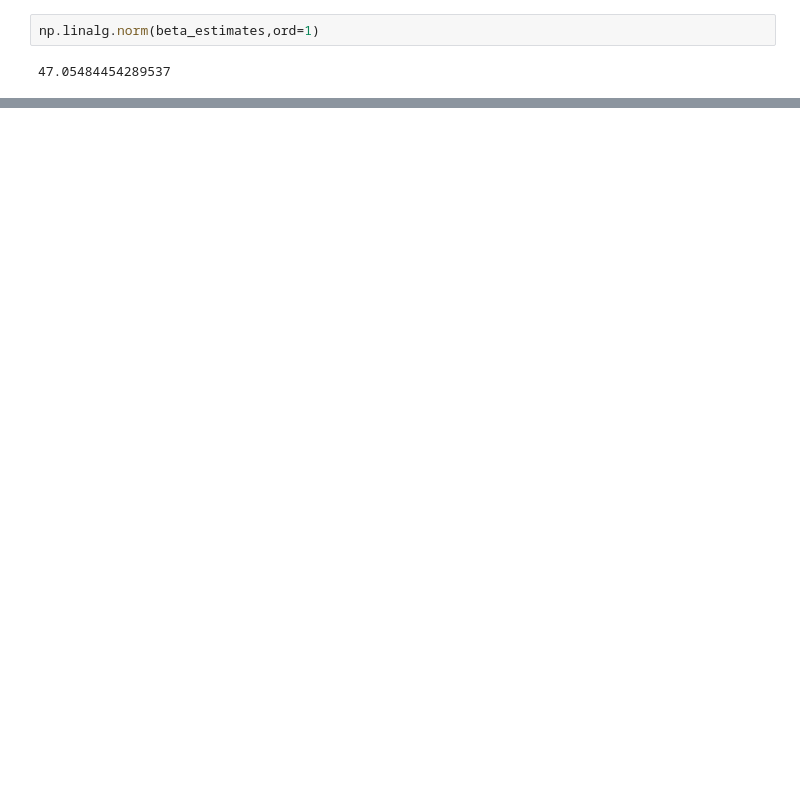
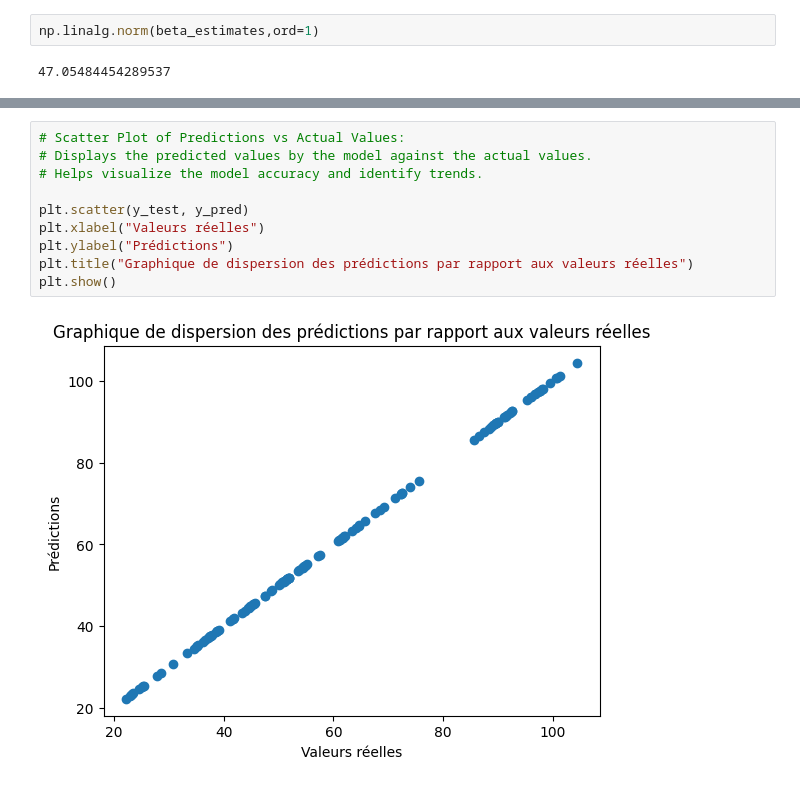
Before and after one commit to arthursabre/bayesian_statistics_project, a Jupyter notebook: Gibbs brut.ipynb, the cells around one changed output, grey strips where cells are left out. Cells and saved outputs as stored; diff of their text form; blank space fills up the shorter version.

```diff
--- a/Gibbs brut.ipynb
+++ b/Gibbs brut.ipynb
@@ -216,0 +219,12 @@ Coefficients beta: [ 1.22037348e+00 -5.79948434e-01 -1.45463977e+00 -1.35191100e
+# %%
+# Scatter Plot of Predictions vs Actual Values:
+# Displays the predicted values by the model against the actual values.
+# Helps visualize the model accuracy and identify trends.
+
+plt.scatter(y_test, y_pred)
+plt.xlabel("Valeurs réelles")
+plt.ylabel("Prédictions")
+plt.title("Graphique de dispersion des prédictions par rapport aux valeurs réelles")
+plt.show()
+# %% [output]
+[figure, added]
```
Also changed, not shown: parts of 43 cells of this notebook, 2 other files.
